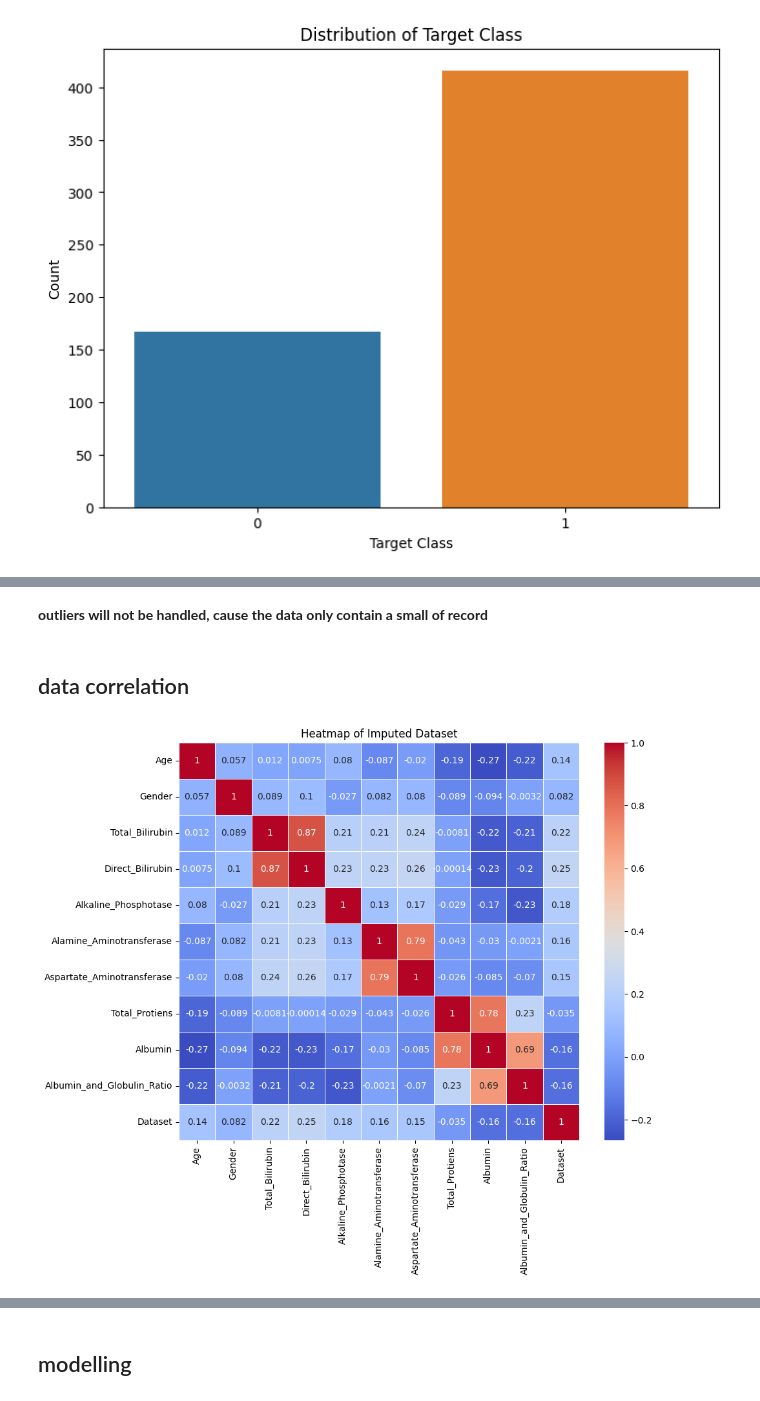
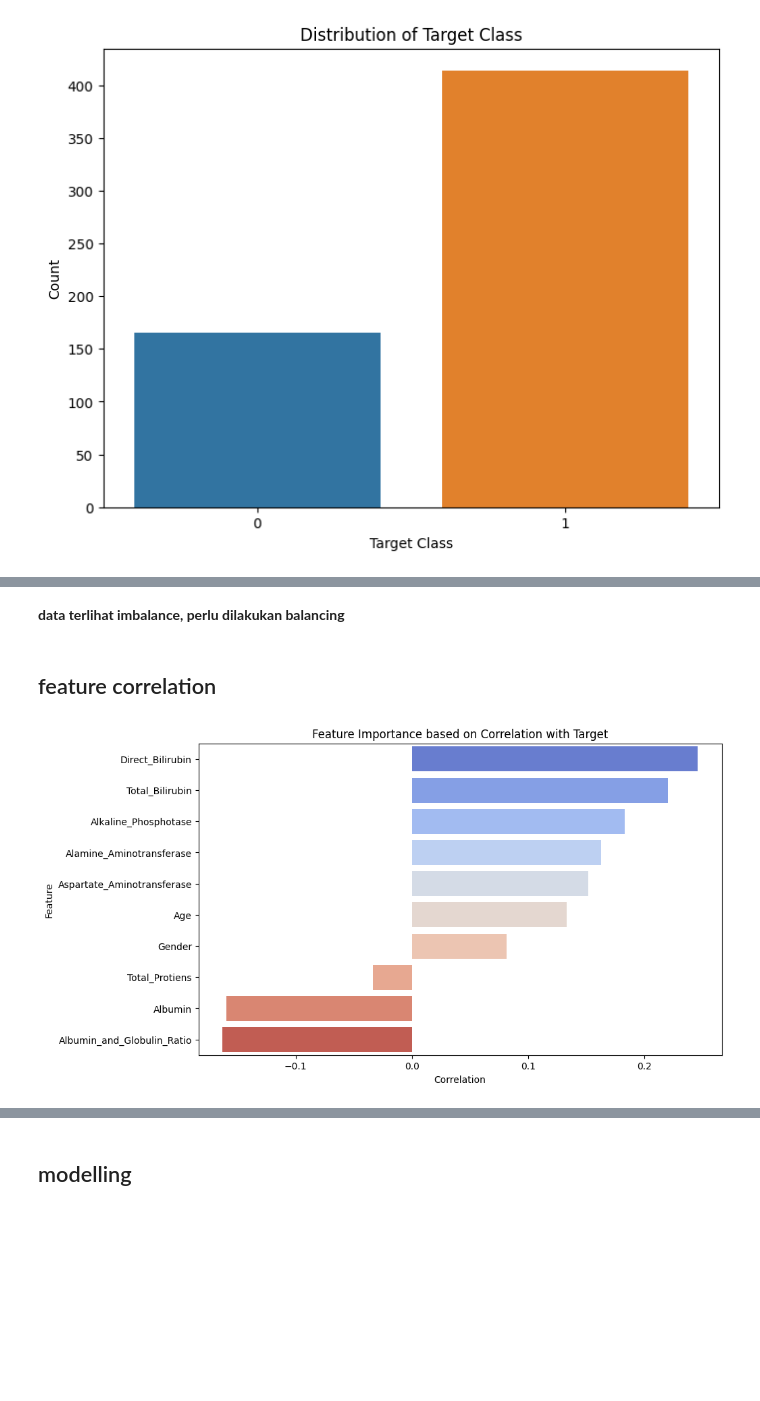
Before and after one commit to rakuzai/SD21222-Final-Project, a Jupyter notebook: code/sd21222-final-project.ipynb, the cells around one changed output, grey strips where cells are left out. Saved outputs shown, nothing was run; the diff lists cells and outputs as text; code cells hidden in the pictures; blank space fills up the shorter version.

```diff
--- a/code/sd21222-final-project.ipynb
+++ b/code/sd21222-final-project.ipynb
@@ -144,7 +176,3 @@ Albumin                       0
 Albumin_and_Globulin_Ratio    4
 Dataset                       0
 dtype: int64
-# %%
-imputer = KNNImputer(n_neighbors=5)
-df = pd.DataFrame(imputer.fit_transform(df), columns=df.columns)
-df.isnull().sum()
@@ -163,0 +179,4 @@ dtype: int64
+# %%
+df = df.dropna()
+
+df.isnull().sum()
@@ -236,11 +251,29 @@ plt.show()
-# %% [markdown]
-**outliers will not be handled, cause the data only contain a small of record**
+# %% [markdown]
+**data terlihat imbalance, perlu dilakukan balancing**
 # %% [markdown]
-## data correlation
+## feature correlation
-# %%
-plt.figure(figsize=(10, 8))
-sns.heatmap(df.corr(), annot=True, cmap='coolwarm', linewidths=0.5)
-plt.title('Heatmap of Imputed Dataset')
-plt.show()
-# %% [output]
-[figure, removed]
+# %%
+# plt.figure(figsize=(10, 8))
+# sns.heatmap(df.corr(), annot=True, cmap='coolwarm', linewidths=0.5)
+# plt.title('Heatmap of Imputed Dataset')
+# plt.show()
+
+# Menghitung korelasi antara setiap kolom dan target
+correlations = df.corr()['Dataset'].drop('Dataset')
+
+# Membuat DataFrame dari hasil korelasi
+correlation_df = pd.DataFrame(correlations).reset_index()
+correlation_df.columns = ['Feature', 'Correlation']
+
+# Sortir berdasarkan nilai korelasi
+correlation_df = correlation_df.sort_values(by='Correlation', ascending=False)
+
+# Membuat visualisasi bar plot
+plt.figure(figsize=(10, 6))
+sns.barplot(x='Correlation', y='Feature', data=correlation_df, palette='coolwarm')
+plt.title('Feature Importance based on Correlation with Target')
+plt.xlabel('Correlation')
+plt.ylabel('Feature')
+plt.show()
+# %% [output]
+[figure, added]
```
Also changed, not shown: parts of 29 cells of this notebook.
